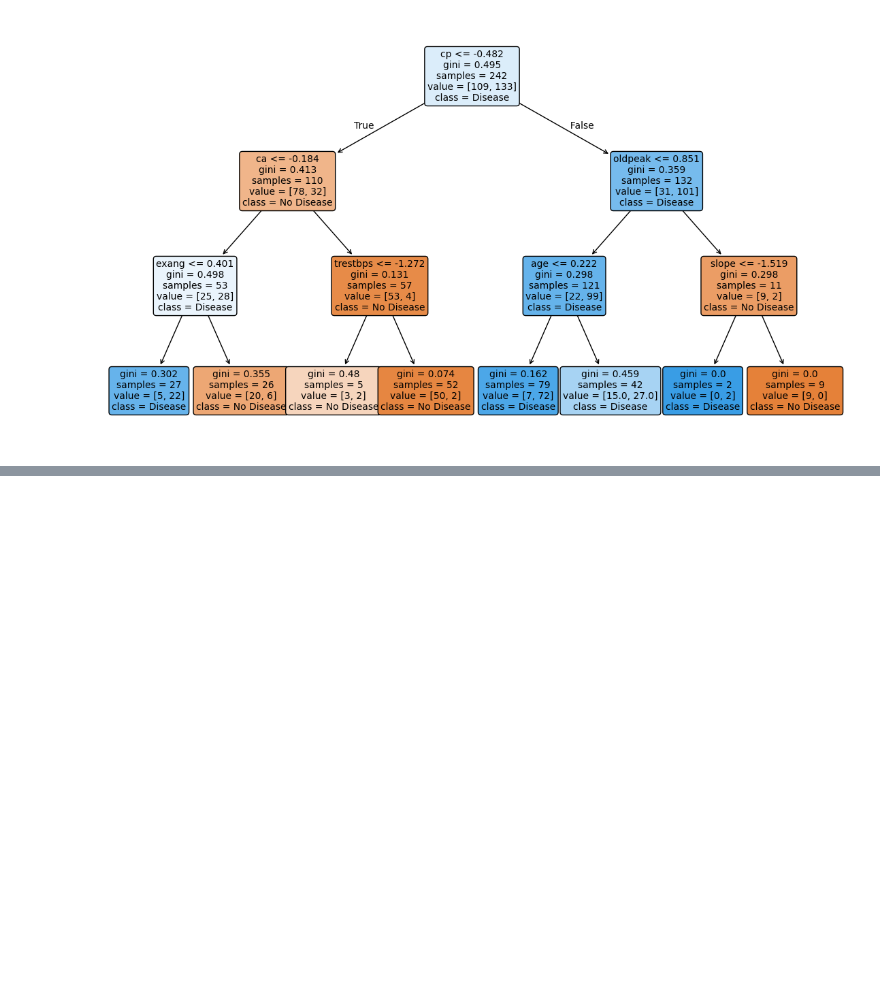
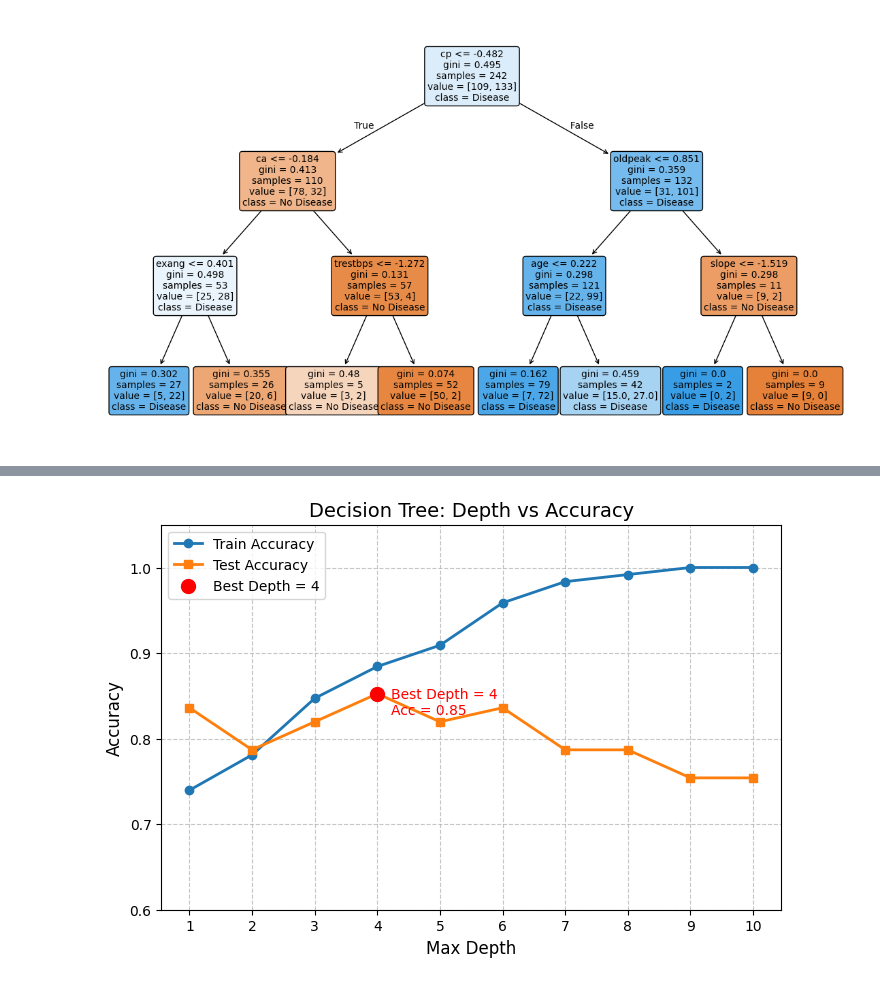
Before and after one commit to Abdullah-Jalal/heart-disease-prediction, a Jupyter notebook: ML_Heart.ipynb, the cells around one changed output, grey strips where cells are left out. Saved outputs shown, nothing was run; the diff lists cells and outputs as text; code cells hidden in the pictures; blank space fills up the shorter version.

```diff
--- a/ML_Heart.ipynb
+++ b/ML_Heart.ipynb
@@ -283,0 +355,40 @@ plt.show()
+# %%
+import matplotlib.pyplot as plt
+from sklearn.tree import DecisionTreeClassifier
+
+depths = range(1, 11)
+train_acc, test_acc = [], []
+
+for d in depths:
+    dt = DecisionTreeClassifier(max_depth=d, random_state=42)
+    dt.fit(X_train, y_train)
+    train_acc.append(dt.score(X_train, y_train))
+    test_acc.append(dt.score(X_test, y_test))
+
+# Find sweet spot (best test accuracy)
+best_depth = depths[test_acc.index(max(test_acc))]
+best_acc = max(test_acc)
+
+# Plot
+plt.figure(figsize=(8, 5))
+plt.plot(depths, train_acc, marker='o', label="Train Accuracy", linewidth=2)
+plt.plot(depths, test_acc, marker='s', label="Test Accuracy", linewidth=2)
+
+# Highlight best depth
+plt.scatter(best_depth, best_acc, color="red", s=100, zorder=5, label=f"Best Depth = {best_depth}")
+plt.annotate(f"Best Depth = {best_depth}\nAcc = {best_acc:.2f}",
+             (best_depth, best_acc),
+             textcoords="offset points",
+             xytext=(10, -15),
+             ha='left', fontsize=10, color="red")
+
+plt.xlabel("Max Depth", fontsize=12)
+plt.ylabel("Accuracy", fontsize=12)
+plt.title("Decision Tree: Depth vs Accuracy", fontsize=14)
+plt.xticks(depths)
+plt.ylim(0.6, 1.05)
+plt.grid(True, linestyle="--", alpha=0.7)
+plt.legend()
+plt.show()
+# %% [output]
+[figure, added]
```
Also changed, not shown: parts of 3 cells of this notebook.
